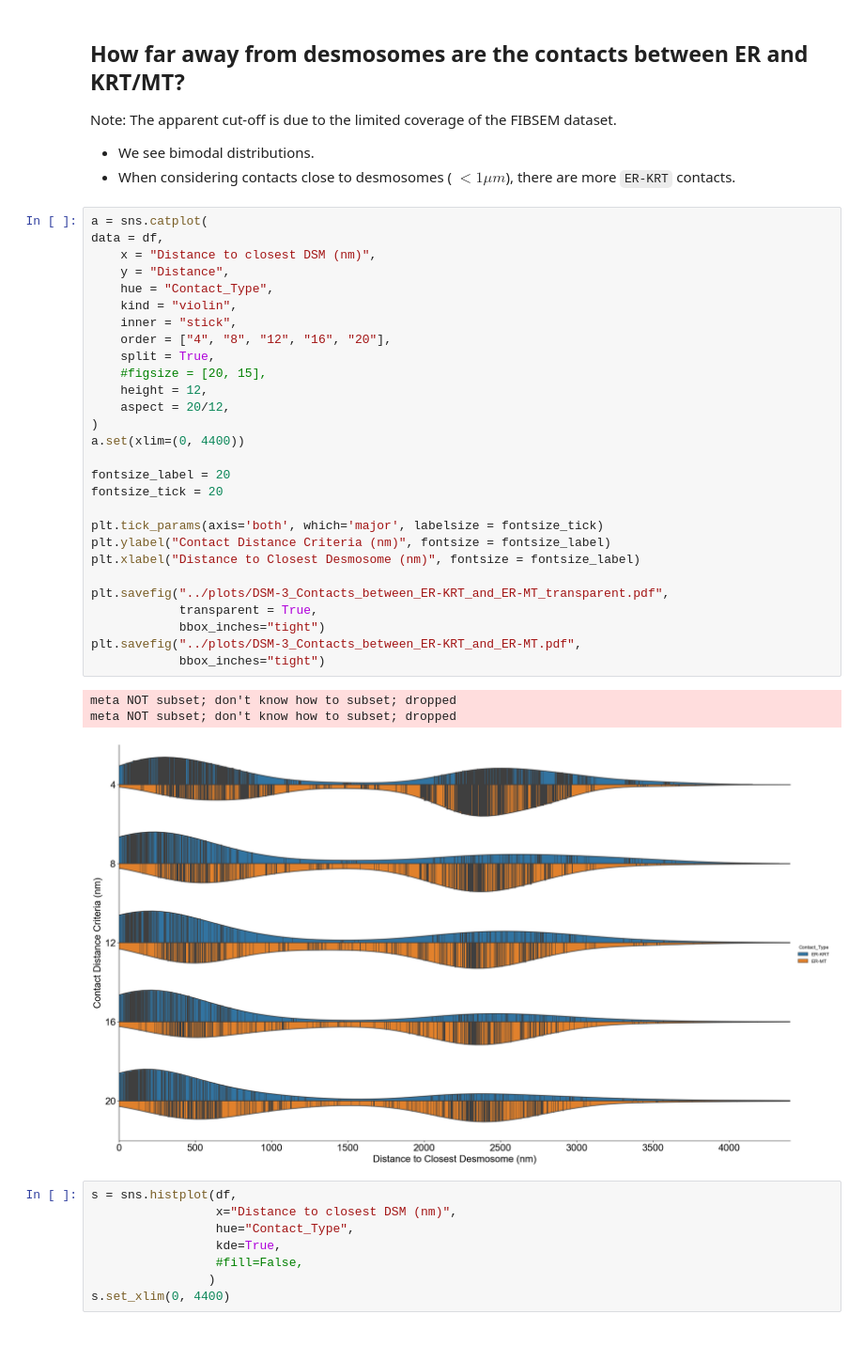
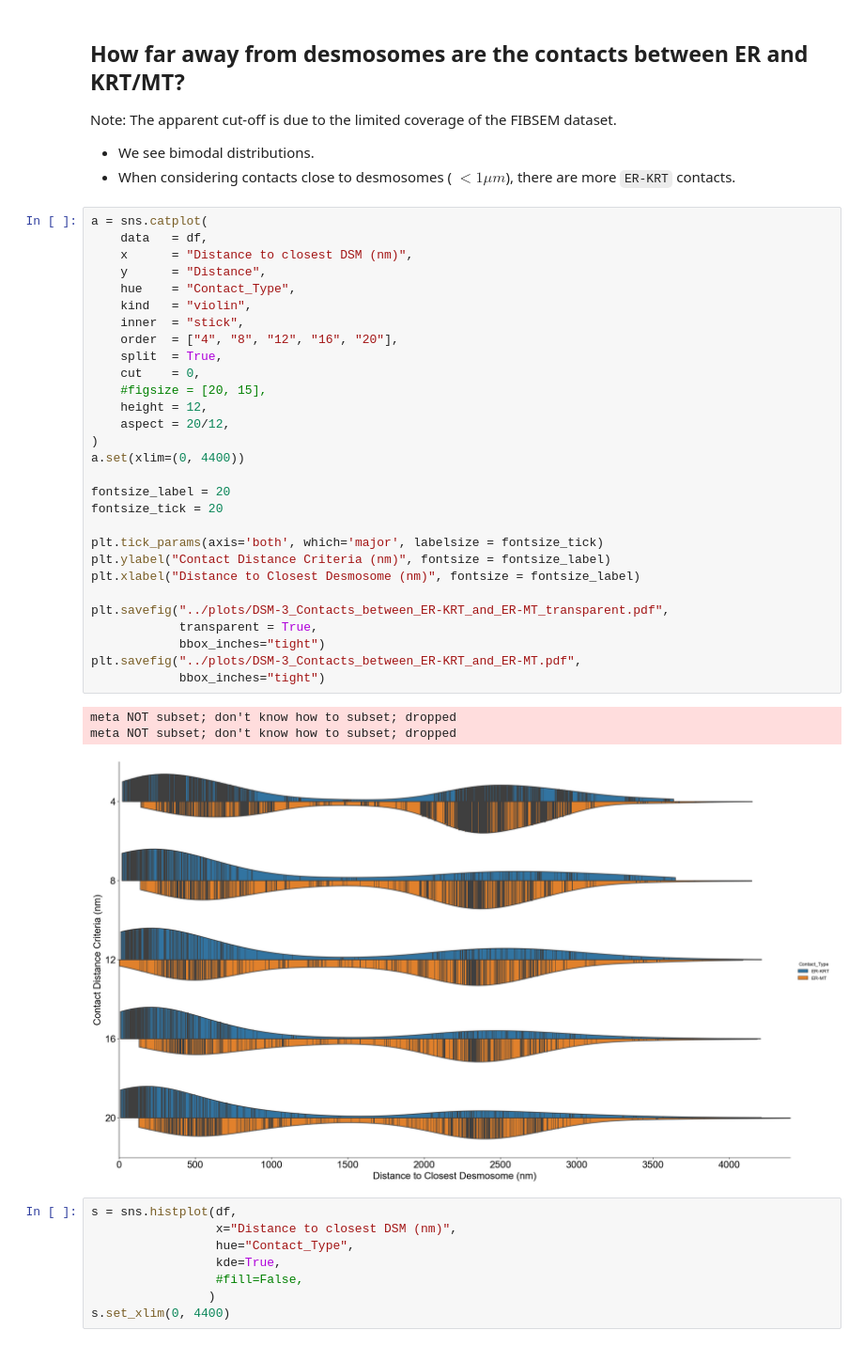
Before and after one commit to KowalczykLab/Desmosome-ER, a Jupyter notebook: ipynb/ER-contacts-with-keratin-and-microtubules.ipynb, the cells around one changed output. Shown at 94% size. Drawn from its saved outputs; the diff is of its cells as text.

```diff
--- a/ipynb/ER-contacts-with-keratin-and-microtubules.ipynb
+++ b/ipynb/ER-contacts-with-keratin-and-microtubules.ipynb
@@ -33,36 +33,37 @@ Note: The apparent cut-off is due to the limited coverage of the FIBSEM dataset.
 - When considering contacts close to desmosomes ( $< 1 \mu m$), there are more `ER-KRT` contacts.
 # %%
 a = sns.catplot(
-data = df,
-    x = "Distance to closest DSM (nm)",
-    y = "Distance",
-    hue = "Contact_Type",
-    kind = "violin",
-    inner = "stick",
-    order = ["4", "8", "12", "16", "20"],
-    split = True,
+    data   = df,
+    x      = "Distance to closest DSM (nm)",
+    y      = "Distance",
+    hue    = "Contact_Type",
+    kind   = "violin",
+    inner  = "stick",
+    order  = ["4", "8", "12", "16", "20"],
+    split  = True,
+    cut    = 0,
     #figsize = [20, 15],
     height = 12,
     aspect = 20/12,
 )
 a.set(xlim=(0, 4400))
 
 fontsize_label = 20
 fontsize_tick = 20
 
 plt.tick_params(axis='both', which='major', labelsize = fontsize_tick)
 plt.ylabel("Contact Distance Criteria (nm)", fontsize = fontsize_label)
 plt.xlabel("Distance to Closest Desmosome (nm)", fontsize = fontsize_label)
 
 plt.savefig("../plots/DSM-3_Contacts_between_ER-KRT_and_ER-MT_transparent.pdf",
             transparent = True,
             bbox_inches="tight")
 plt.savefig("../plots/DSM-3_Contacts_between_ER-KRT_and_ER-MT.pdf",
             bbox_inches="tight")
 # %% [output]
 meta NOT subset; don't know how to subset; dropped
 meta NOT subset; don't know how to subset; dropped
-[figure, old version]
+[figure, new version]
 # %%
 s = sns.histplot(df,
                  x="Distance to closest DSM (nm)",
```
Also changed, not shown: parts of 4 cells of this notebook, 26 other files.
